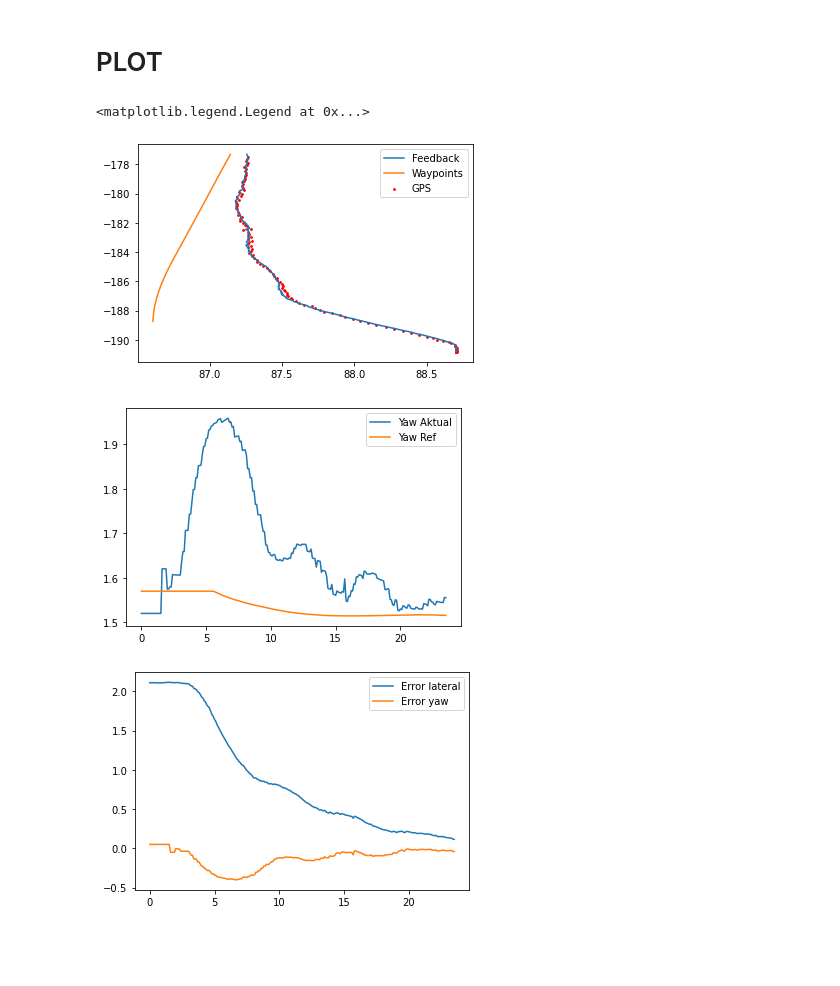
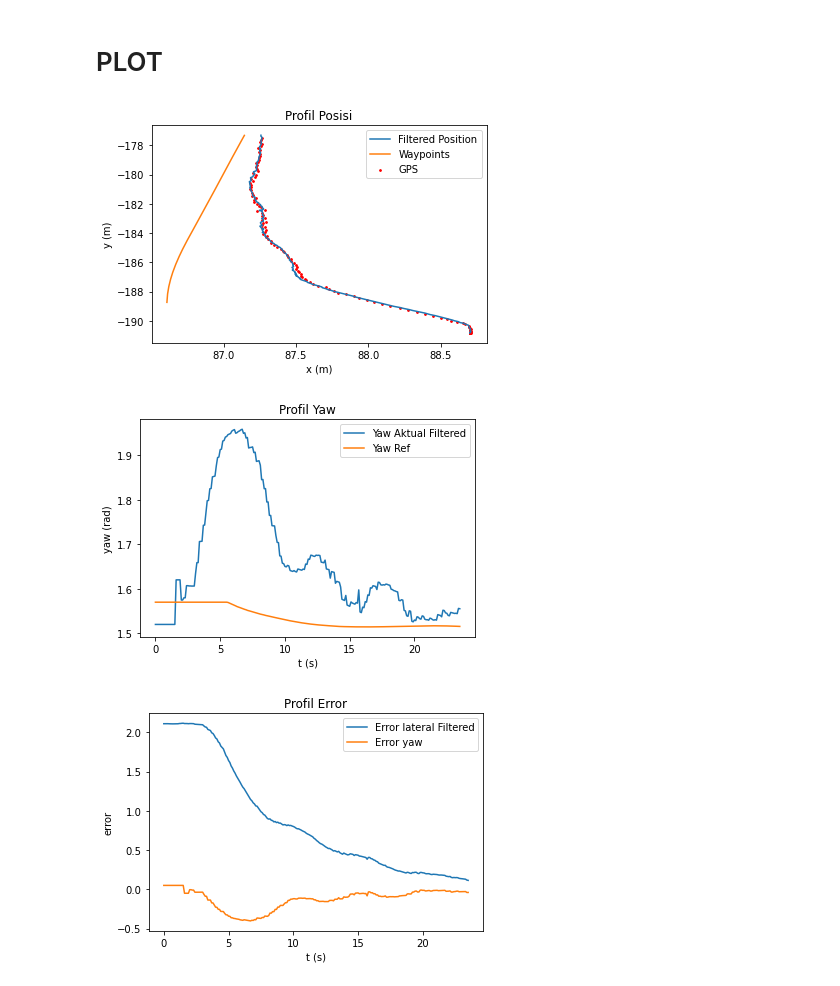
Before and after one commit to fadamsyah/final-project, a Jupyter notebook: rosbag/data_yang_berhasil/Analisis Mulai dari Kanan.ipynb, the cells around one changed output. Saved outputs shown, nothing was run; the diff lists cells and outputs as text; code cells hidden in the pictures; blank space fills up the shorter version.

Commit message:
Add some plots regarding the result of 'data_yang_berhasil'

```diff
--- a/rosbag/data_yang_berhasil/Analisis Mulai dari Kanan.ipynb
+++ b/rosbag/data_yang_berhasil/Analisis Mulai dari Kanan.ipynb
@@ -151,27 +152,39 @@ gps_t = np.copy(gnss_t)
 # PLOT
 # %%
 plt.scatter(gps_pos[:,0], gps_pos[:,1], label='GPS', s=3., color='red')
-plt.plot(cs_actual_x, cs_actual_y, label='Feedback')
+plt.plot(cs_actual_x, cs_actual_y, label='Filtered Position')
 plt.plot(cs_ref_x, cs_ref_y, label='Waypoints')
 plt.legend()
+plt.xlabel('x (m)')
+plt.ylabel('y (m)')
+plt.title('Profil Posisi')
+plt.savefig('images/profil_posisi_kanan.png', dpi=600, transparent=True)
+plt.show()
 # %% [output]
-<matplotlib.legend.Legend at 0x...>
-[figure, old version]
+[figure, new version]
 # %%
 #plt.plot(cs_t, cs_error_yaw)
-plt.plot(cs_t - cs_t[0], cs_actual_yaw, label='Yaw Aktual')
+plt.plot(cs_t - cs_t[0], cs_actual_yaw, label='Yaw Aktual Filtered')
 plt.plot(cs_t - cs_t[0], cs_ref_yaw, label='Yaw Ref')
 plt.legend()
+plt.xlabel('t (s)')
+plt.ylabel('yaw (rad)')
+plt.title('Profil Yaw')
+plt.savefig('images/profil_yaw_kanan.png', dpi=600, transparent=True)
 plt.show()
 # %% [output]
-[figure, old version]
+[figure, new version]
 # %%
-plt.plot(cs_t - cs_t[0], cs_error_lateral, label='Error lateral')
+plt.plot(cs_t - cs_t[0], cs_error_lateral, label='Error lateral Filtered')
 plt.plot(cs_t - cs_t[0], cs_error_yaw, label='Error yaw')
 plt.legend()
+plt.xlabel('t (s)')
+plt.ylabel('error')
+plt.title('Profil Error')
+plt.savefig('images/profil_error_kanan.png', dpi=600, transparent=True)
 plt.show()
 # %% [output]
-[figure, old version]
+[figure, new version]
 # %%
 plt.plot(a_t - a_t[0], a_steering_setpoint, label='sudut kemudi setpoint')
 plt.plot(a_t - a_t[0], a_steering_angle, label='sudut kemudi aktual')
```
Also changed, not shown: parts of 3 cells of this notebook, 9 other files.
